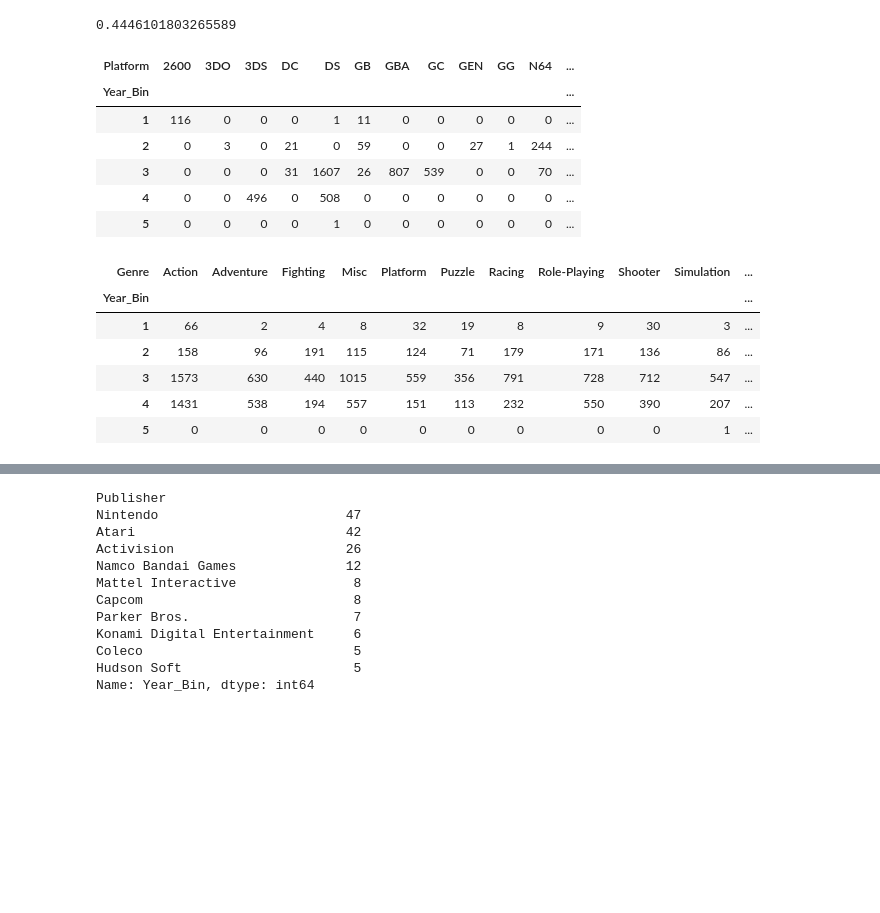
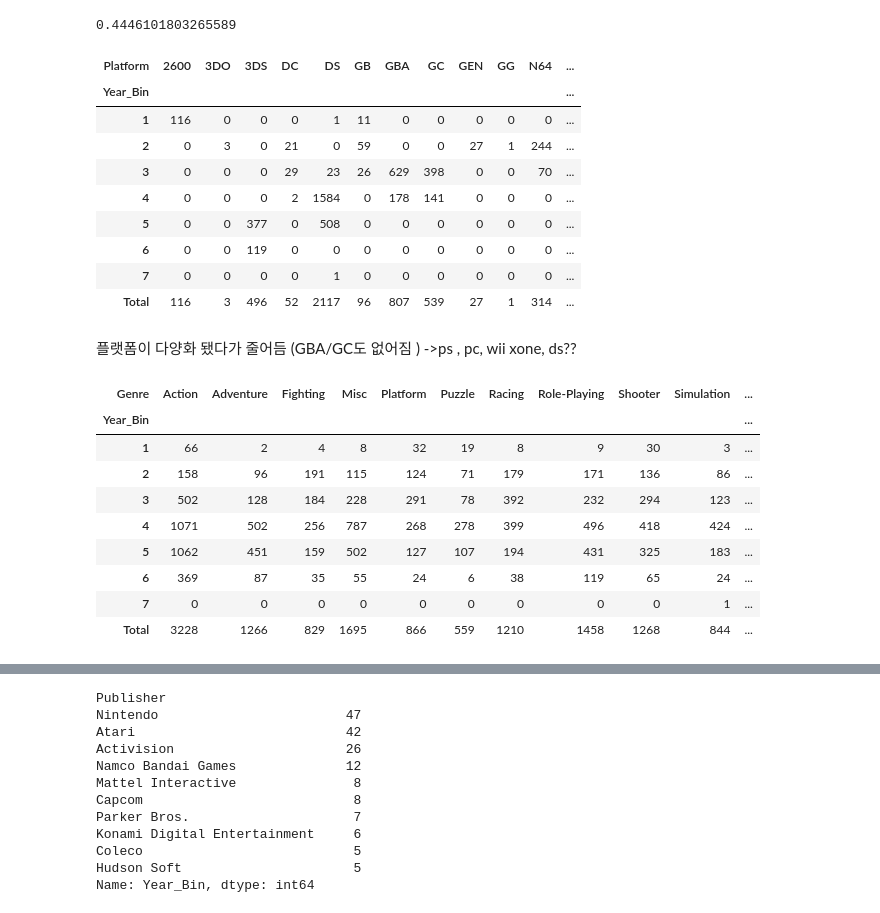
Before and after one commit to choheeee22/ds_Section1_Project, a Jupyter notebook: Section1_Project_GameIndustry.ipynb, the cells around one changed output, grey strips where cells are left out. Saved outputs shown, nothing was run; the diff lists cells and outputs as text; code cells hidden in the pictures; blank space fills up the shorter version.

```diff
--- a/Section1_Project_GameIndustry.ipynb
+++ b/Section1_Project_GameIndustry.ipynb
@@ -774,7 +774,7 @@ array([3, 3, 4, 3, 4, 3, 3, 3, 3, 4, 4, 3, 2, 4, 2, 3, 3, 1, 2, 4, 1, 2,
 # %%
 #genre로 보기로 함 -df5
 df5=df3
-df5['Year_Bin']=np.digitize(df3['Year'],bins=[1980,1990,2000,2010,2020])
+df5['Year_Bin']=np.digitize(df3['Year'],bins=[1980,1990,2000,2005,2010,2015,2020])
 df5.groupby(by='Year_Bin').sum()
 # %% [output]
 A value is trying to be set on a copy of a slice from a DataFrame.
@@ -823,24 +827,33 @@ df5["Total_Sales"].loc[df5.Year_Bin==1].sort_values(ascending=False).head(10).su
 0.4446101803265589
 # %%
 #연도별 platfrom, genre 확인
-Year_bin_P_table=pd.crosstab(df5['Year_Bin'],columns=df5['Platform'])
+Year_bin_P_table=pd.crosstab(df5['Year_Bin'],columns=df5['Platform'],margins=True,margins_name="Total")
 Year_bin_P_table
 # %% [output]
 | Platform | 2600 | 3DO | 3DS | DC | DS | GB | GBA | GC | GEN | GG | N64 | ... |
 | Year_Bin |  |  |  |  |  |  |  |  |  |  |  | ... |
 | 1 | 116 | 0 | 0 | 0 | 1 | 11 | 0 | 0 | 0 | 0 | 0 | ... |
 | 2 | 0 | 3 | 0 | 21 | 0 | 59 | 0 | 0 | 27 | 1 | 244 | ... |
-| 3 | 0 | 0 | 0 | 31 | 1607 | 26 | 807 | 539 | 0 | 0 | 70 | ... |
-| 4 | 0 | 0 | 496 | 0 | 508 | 0 | 0 | 0 | 0 | 0 | 0 | ... |
-| 5 | 0 | 0 | 0 | 0 | 1 | 0 | 0 | 0 | 0 | 0 | 0 | ... |
+| 3 | 0 | 0 | 0 | 29 | 23 | 26 | 629 | 398 | 0 | 0 | 70 | ... |
+| 4 | 0 | 0 | 0 | 2 | 1584 | 0 | 178 | 141 | 0 | 0 | 0 | ... |
+| 5 | 0 | 0 | 377 | 0 | 508 | 0 | 0 | 0 | 0 | 0 | 0 | ... |
+| 6 | 0 | 0 | 119 | 0 | 0 | 0 | 0 | 0 | 0 | 0 | 0 | ... |
+| 7 | 0 | 0 | 0 | 0 | 1 | 0 | 0 | 0 | 0 | 0 | 0 | ... |
+| Total | 116 | 3 | 496 | 52 | 2117 | 96 | 807 | 539 | 27 | 1 | 314 | ... |
+# %% [markdown]
+플랫폼이 다양화 됐다가 줄어듬 (GBA/GC도 없어짐 )
+->ps , pc, wii xone, ds??
 # %%
-Year_bin_G_table=pd.crosstab(df5['Year_Bin'],columns=df5['Genre'])
+Year_bin_G_table=pd.crosstab(df5['Year_Bin'],columns=df5['Genre'],margins=True,margins_name="Total")
 Year_bin_G_table
 # %% [output]
 | Genre | Action | Adventure | Fighting | Misc | Platform | Puzzle | Racing | Role-Playing | Shooter | Simulation | ... |
 | Year_Bin |  |  |  |  |  |  |  |  |  |  | ... |
 | 1 | 66 | 2 | 4 | 8 | 32 | 19 | 8 | 9 | 30 | 3 | ... |
 | 2 | 158 | 96 | 191 | 115 | 124 | 71 | 179 | 171 | 136 | 86 | ... |
-| 3 | 1573 | 630 | 440 | 1015 | 559 | 356 | 791 | 728 | 712 | 547 | ... |
-| 4 | 1431 | 538 | 194 | 557 | 151 | 113 | 232 | 550 | 390 | 207 | ... |
-| 5 | 0 | 0 | 0 | 0 | 0 | 0 | 0 | 0 | 0 | 1 | ... |
+| 3 | 502 | 128 | 184 | 228 | 291 | 78 | 392 | 232 | 294 | 123 | ... |
+| 4 | 1071 | 502 | 256 | 787 | 268 | 278 | 399 | 496 | 418 | 424 | ... |
+| 5 | 1062 | 451 | 159 | 502 | 127 | 107 | 194 | 431 | 325 | 183 | ... |
+| 6 | 369 | 87 | 35 | 55 | 24 | 6 | 38 | 119 | 65 | 24 | ... |
+| 7 | 0 | 0 | 0 | 0 | 0 | 0 | 0 | 0 | 0 | 1 | ... |
+| Total | 3228 | 1266 | 829 | 1695 | 866 | 559 | 1210 | 1458 | 1268 | 844 | ... |
```
Also changed, not shown: parts of 17 cells of this notebook.
